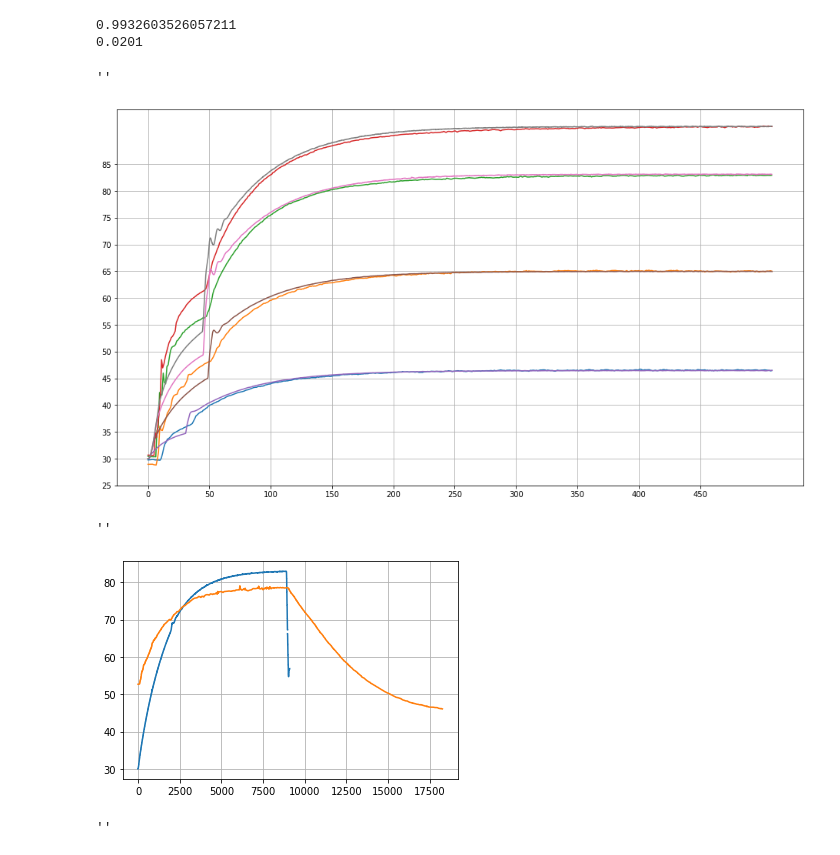
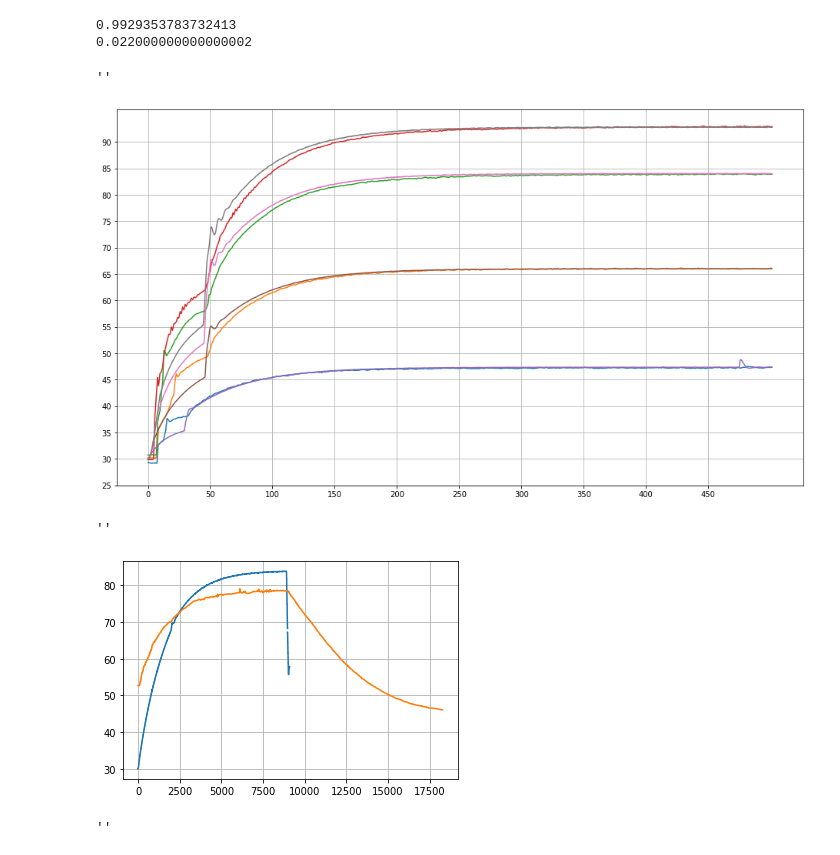
Before and after one commit to joshlwhitehead/work, a Jupyter notebook: analysis/heat/dataqstuff/activityTempMod.ipynb, the cells around one changed output. Cells and saved outputs as stored; diff of their text form; code cells hidden in the pictures.

```diff
--- a/analysis/heat/dataqstuff/activityTempMod.ipynb
+++ b/analysis/heat/dataqstuff/activityTempMod.ipynb
@@ -12,11 +12,16 @@ import dataToVar as dat
 # b = dat.h70_noInsert
 # c = dat.h90_noInsert
 # d = dat.h100_noInsert
+a = dat.h50_insertD
+b = dat.h70_insertD
+c = dat.h90_insertD
+d = dat.h100_insertD
 
-a = dat.h50_insertA
-b = dat.h70_insertA
-c = dat.h90_insertA
-d = dat.h100_insertA
+
+# a = dat.h50_insertA
+# b = dat.h70_insertA
+# c = dat.h90_insertA
+# d = dat.h100_insertA
 
 shortest = min(len(a[1]),len(b[1]),len(c[1]),len(d[1]),len(a[2]),len(b[2]),len(c[2]),len(d[2]))
 # shortest = len(c[2])
@@ -121,23 +110,23 @@ for i in tries:
 print(max(rr.keys()))
 print(rr[max(rr.keys())])
 # %% [output]
-0.9932603526057211
-0.0201
+0.9929353783732413
+0.022000000000000002
 # %%
 plt.figure(figsize=(16,9))
 for i in range(len(sampRaw)):
     plt.plot(time[i],sampRaw[i])
 for i in range(len(totalDat)):
     plt.plot(time[i],T(rr[max(rr.keys())],Ttherm[i],time[i]))
 plt.grid()
-plt.yticks(np.arange(25,90,5))
+plt.yticks(np.arange(25,95,5))
 plt.xticks(np.arange(0,500,50))
 
 
 ;
 # %% [output]
 ''
-[figure, old version]
+[figure, new version]
 # %%
 fullSamp = np.array(dat.full_insertC[2])#[:17000]
 fullTherm = np.array(dat.full_insertC[1])#[:1700])
@@ -151,7 +140,7 @@ plt.grid()
 ;
 # %% [output]
 ''
-[figure, old version]
+[figure, new version]
 # %%
 fullSamp = np.array(dat.full_insertC[2])#[:17000]
 fullTherm = np.array(dat.full_insertC[1])#[:1700])
```
Also changed, not shown: parts of 1 cell of this notebook, 47 other files.
